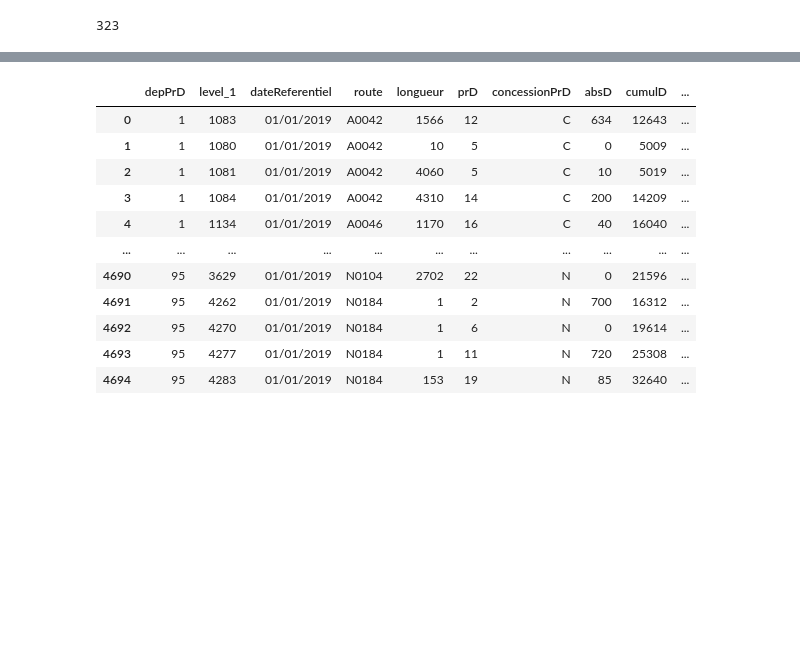
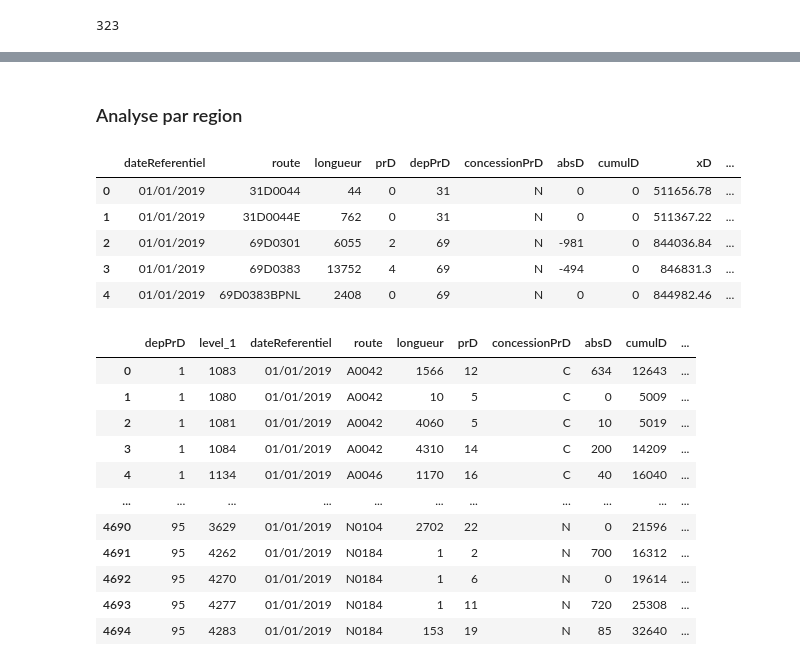
Before and after one commit to augustin-delabrosse/sustainability-challenge, a Jupyter notebook: NetworkAnalysis.ipynb, the cells around one changed output, grey strips where cells are left out. Saved outputs shown, nothing was run; the diff lists cells and outputs as text; code cells hidden in the pictures; blank space fills up the shorter version.

Commit message:
add regions

```diff
--- a/NetworkAnalysis.ipynb
+++ b/NetworkAnalysis.ipynb
@@ -87,3 +85,15 @@ grouped = grouped.drop('depPrD', axis=1).reset_index()
+# %% [markdown]
+### Analyse par region
+# %%
+data_r = add_region_column(data)
+data_r.head()
+# %% [output]
+|  | dateReferentiel | route | longueur | prD | depPrD | concessionPrD | absD | cumulD | xD | ... |
+| 0 | 01/01/2019 | 31D0044 | 44 | 0 | 31 | N | 0 | 0 | 511656.78 | ... |
+| 1 | 01/01/2019 | 31D0044E | 762 | 0 | 31 | N | 0 | 0 | 511367.22 | ... |
+| 2 | 01/01/2019 | 69D0301 | 6055 | 2 | 69 | N | -981 | 0 | 844036.84 | ... |
+| 3 | 01/01/2019 | 69D0383 | 13752 | 4 | 69 | N | -494 | 0 | 846831.3 | ... |
+| 4 | 01/01/2019 | 69D0383BPNL | 2408 | 0 | 69 | N | 0 | 0 | 844982.46 | ... |
 # %%
 grouped
 # %% [output]
```
Also changed, not shown: parts of 3 cells of this notebook, 1 other file.
